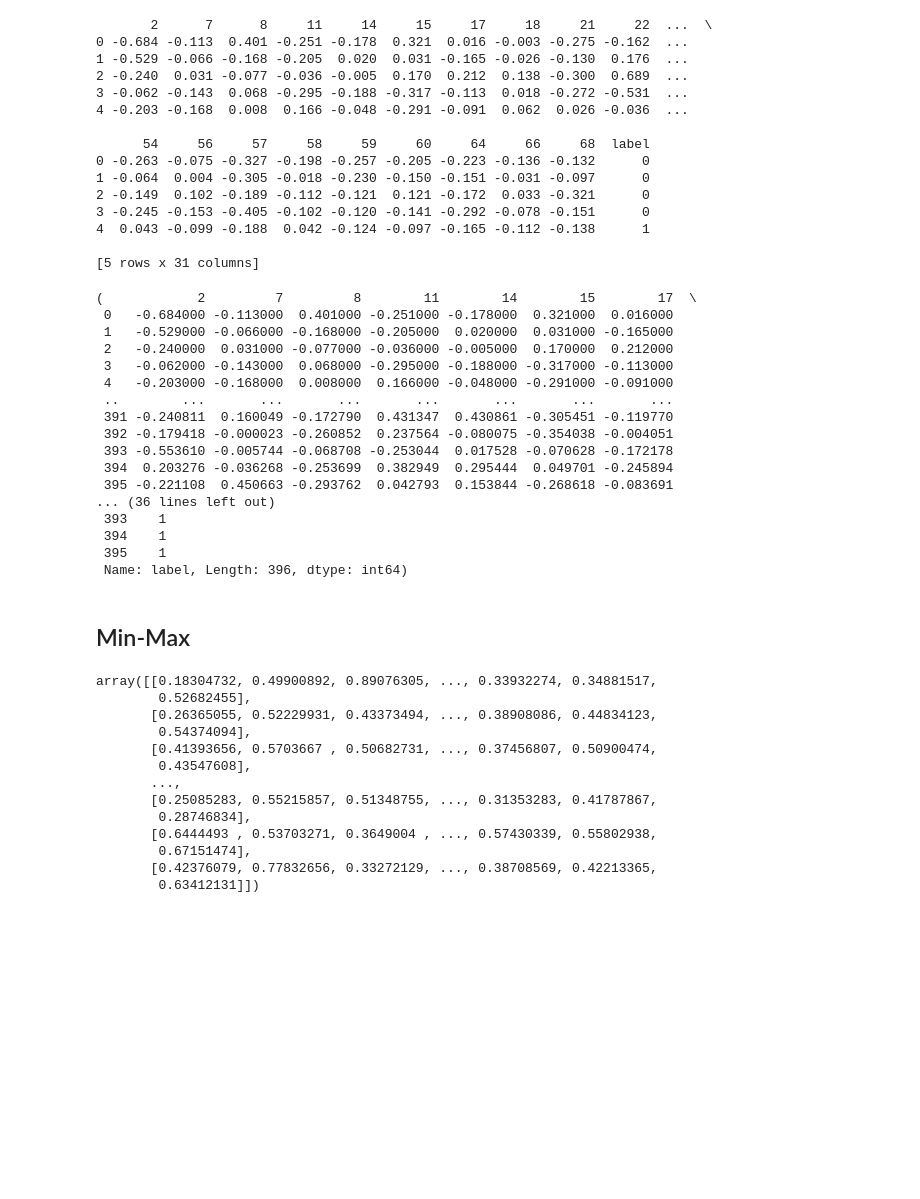
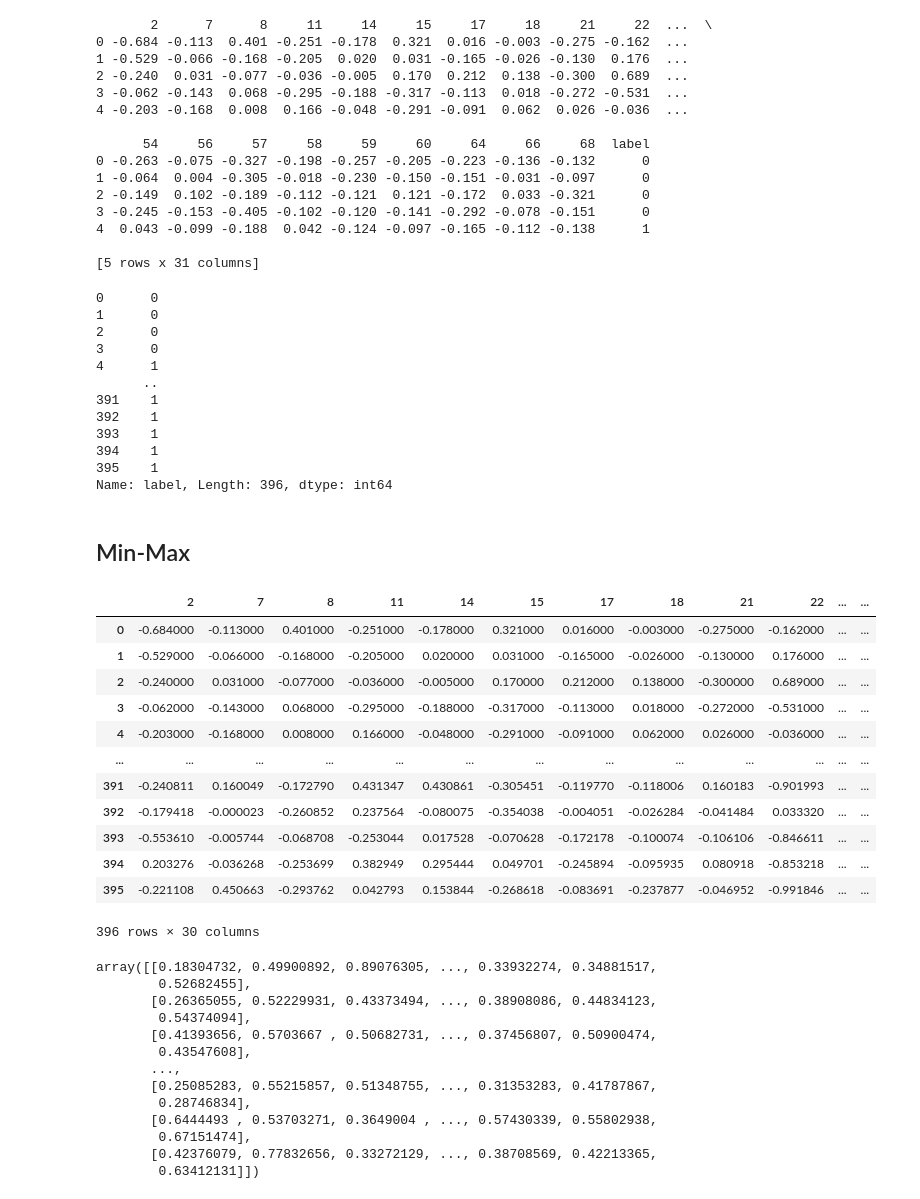
Before and after one commit to jamesxleon/DataMiningProjects, a Jupyter notebook: ANN/ANN.ipynb, the cells around one changed output. Cells and saved outputs as stored; diff of their text form; code cells hidden in the pictures; blank space fills up the shorter version.

```diff
--- a/ANN/ANN.ipynb
+++ b/ANN/ANN.ipynb
@@ -33,27 +33,38 @@ else:
 labels = selected_features.iloc[:, -1]
 features = selected_features.iloc[:, :-1]
 
-features, labels
+labels
 # %% [output]
-(            2         7         8        11        14        15        17  \
- 0   -0.684000 -0.113000  0.401000 -0.251000 -0.178000  0.321000  0.016000
- 1   -0.529000 -0.066000 -0.168000 -0.205000  0.020000  0.031000 -0.165000
- 2   -0.240000  0.031000 -0.077000 -0.036000 -0.005000  0.170000  0.212000
- 3   -0.062000 -0.143000  0.068000 -0.295000 -0.188000 -0.317000 -0.113000
- 4   -0.203000 -0.168000  0.008000  0.166000 -0.048000 -0.291000 -0.091000
- ..        ...       ...       ...       ...       ...       ...       ...
- 391 -0.240811  0.160049 -0.172790  0.431347  0.430861 -0.305451 -0.119770
- 392 -0.179418 -0.000023 -0.260852  0.237564 -0.080075 -0.354038 -0.004051
- 393 -0.553610 -0.005744 -0.068708 -0.253044  0.017528 -0.070628 -0.172178
- 394  0.203276 -0.036268 -0.253699  0.382949  0.295444  0.049701 -0.245894
- 395 -0.221108  0.450663 -0.293762  0.042793  0.153844 -0.268618 -0.083691
-... (36 lines left out)
- 393    1
- 394    1
- 395    1
- Name: label, Length: 396, dtype: int64)
+0      0
+1      0
+2      0
+3      0
+4      1
+      ..
+391    1
+392    1
+393    1
+394    1
+395    1
+Name: label, Length: 396, dtype: int64
 # %% [markdown]
 ## Min-Max
+# %%
+features
+# %% [output]
+|  | 2 | 7 | 8 | 11 | 14 | 15 | 17 | 18 | 21 | 22 | ... | ... |
+| 0 | -0.684000 | -0.113000 | 0.401000 | -0.251000 | -0.178000 | 0.321000 | 0.016000 | -0.003000 | -0.275000 | -0.162000 | ... | ... |
+| 1 | -0.529000 | -0.066000 | -0.168000 | -0.205000 | 0.020000 | 0.031000 | -0.165000 | -0.026000 | -0.130000 | 0.176000 | ... | ... |
+| 2 | -0.240000 | 0.031000 | -0.077000 | -0.036000 | -0.005000 | 0.170000 | 0.212000 | 0.138000 | -0.300000 | 0.689000 | ... | ... |
+| 3 | -0.062000 | -0.143000 | 0.068000 | -0.295000 | -0.188000 | -0.317000 | -0.113000 | 0.018000 | -0.272000 | -0.531000 | ... | ... |
+| 4 | -0.203000 | -0.168000 | 0.008000 | 0.166000 | -0.048000 | -0.291000 | -0.091000 | 0.062000 | 0.026000 | -0.036000 | ... | ... |
+| ... | ... | ... | ... | ... | ... | ... | ... | ... | ... | ... | ... | ... |
+| 391 | -0.240811 | 0.160049 | -0.172790 | 0.431347 | 0.430861 | -0.305451 | -0.119770 | -0.118006 | 0.160183 | -0.901993 | ... | ... |
+| 392 | -0.179418 | -0.000023 | -0.260852 | 0.237564 | -0.080075 | -0.354038 | -0.004051 | -0.026284 | -0.041484 | 0.033320 | ... | ... |
+| 393 | -0.553610 | -0.005744 | -0.068708 | -0.253044 | 0.017528 | -0.070628 | -0.172178 | -0.100074 | -0.106106 | -0.846611 | ... | ... |
+| 394 | 0.203276 | -0.036268 | -0.253699 | 0.382949 | 0.295444 | 0.049701 | -0.245894 | -0.095935 | 0.080918 | -0.853218 | ... | ... |
+| 395 | -0.221108 | 0.450663 | -0.293762 | 0.042793 | 0.153844 | -0.268618 | -0.083691 | -0.237877 | -0.046952 | -0.991846 | ... | ... |
+396 rows × 30 columns
 # %%
 from sklearn.preprocessing import MinMaxScaler
 
```
Also changed, not shown: parts of 16 cells of this notebook.
